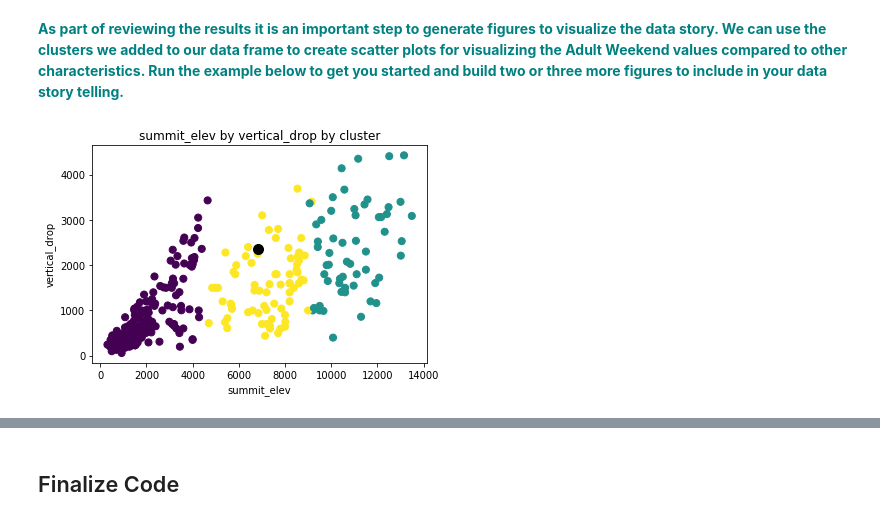
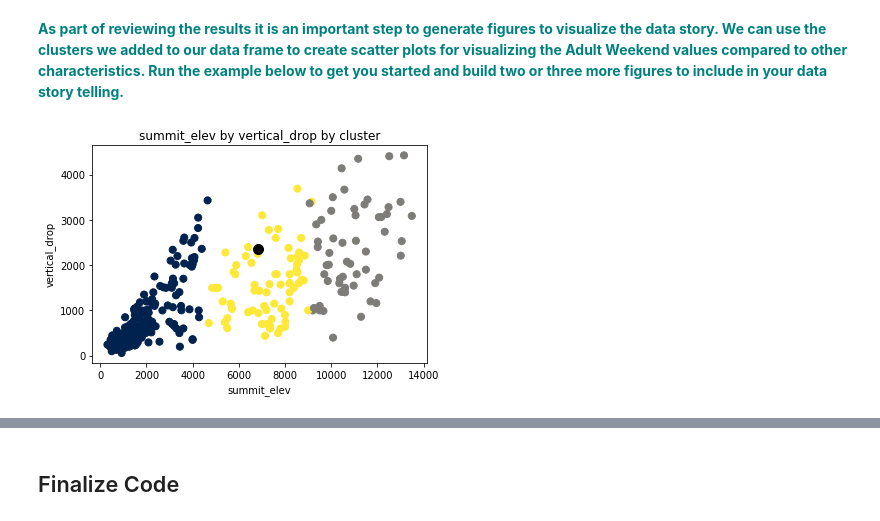
Before and after one commit to mrose10/Springboard, a Jupyter notebook: GuidedCapstone/Notebook_stepsix.ipynb, the cells around one changed output, grey strips where cells are left out. Drawn from its saved outputs; the diff is of its cells as text; code cells hidden in the pictures.

```diff
--- a/GuidedCapstone/Notebook_stepsix.ipynb
+++ b/GuidedCapstone/Notebook_stepsix.ipynb
@@ -124,12 +142,12 @@ Name: AdultWeekend, dtype: float64
 # %% [markdown]
 **<font color='teal'> As part of reviewing the results it is an important step to generate figures to visualize the data story. We can use the clusters we added to our data frame to create scatter plots for visualizing the Adult Weekend values compared to other characteristics. Run the example below to get you started and build two or three more figures to include in your data story telling.</font>**
 # %%
-plt.scatter(df['summit_elev'], df['vertical_drop'], c=df['clusters'], s=50, cmap='viridis', label ='clusters')
+plt.scatter(df['summit_elev'], df['vertical_drop'], c=df['clusters'], s=50, cmap='cividis', label ='clusters')
 plt.scatter(Target['summit_elev'], Target['vertical_drop'], c='black', s=100)
 plt.xlabel('summit_elev')
 plt.ylabel('vertical_drop')
 plt.title('summit_elev by vertical_drop by cluster')
 plt.savefig('figures/fig1.png',bbox_inches='tight')
 # %% [output]
-[figure, old version]
+[figure, new version]
 # %%
```
Also changed, not shown: parts of 10 cells of this notebook, 7 other files.
